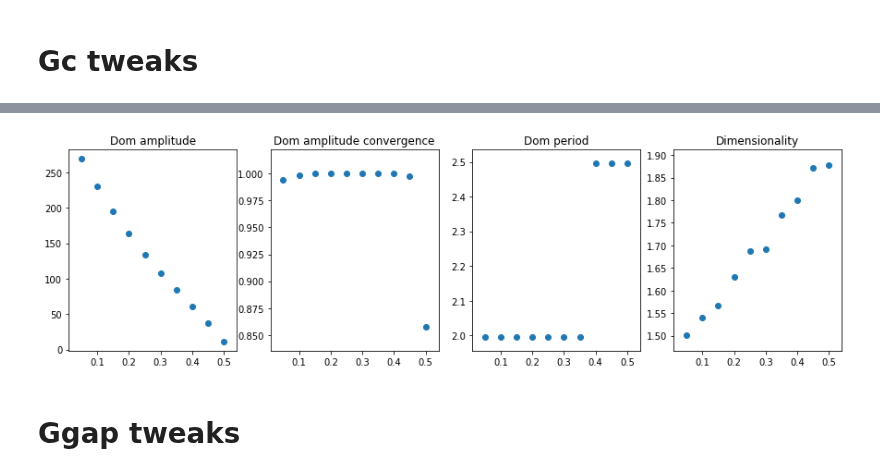
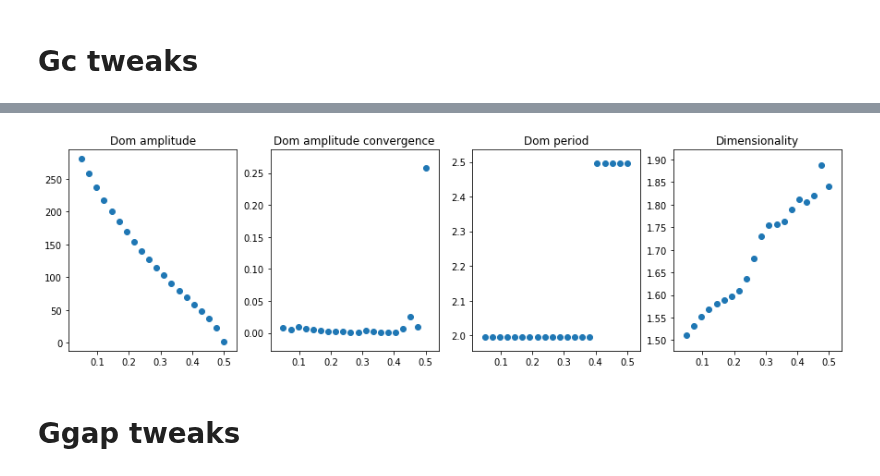
Before and after one commit to sjonany/c-elegans-interactome-analysis, a Jupyter notebook: one_at_a_time.ipynb, the cells around one changed output, grey strips where cells are left out. Cells and saved outputs as stored; diff of their text form; code cells hidden in the pictures.

```diff
--- a/one_at_a_time.ipynb
+++ b/one_at_a_time.ipynb
@@ -4,7 +4,8 @@ num_points = 20
 
 # Parameter ranges below
 gc_actual = 0.1
-gc_lo = 0
+# gc = 0 will lead to singular matrix during V_th computation, so don't set to 0.
+gc_lo = 0.05
 gc_hi = 0.5
 
 ggap_actual = 1.0
@@ -89,5 +90,5 @@ def gc_to_full_param(gc):
     'gsyn': gsyn_actual
   }
 
-fig = plot_simulation_results(*gen_simulation_data(gc_lo, gc_hi, gc_to_full_param, 10))
+fig = plot_simulation_results(*gen_simulation_data(gc_lo, gc_hi, gc_to_full_param, num_points))
 # %% [output]
@@ -104,4 +112,4 @@ Iteration 10/10 took 1.49s
-[figure, old version]
+[figure, new version]
 # %% [markdown]
 # Ggap tweaks
 # %%
```
Also changed, not shown: parts of 3 cells of this notebook, 3 other files.
